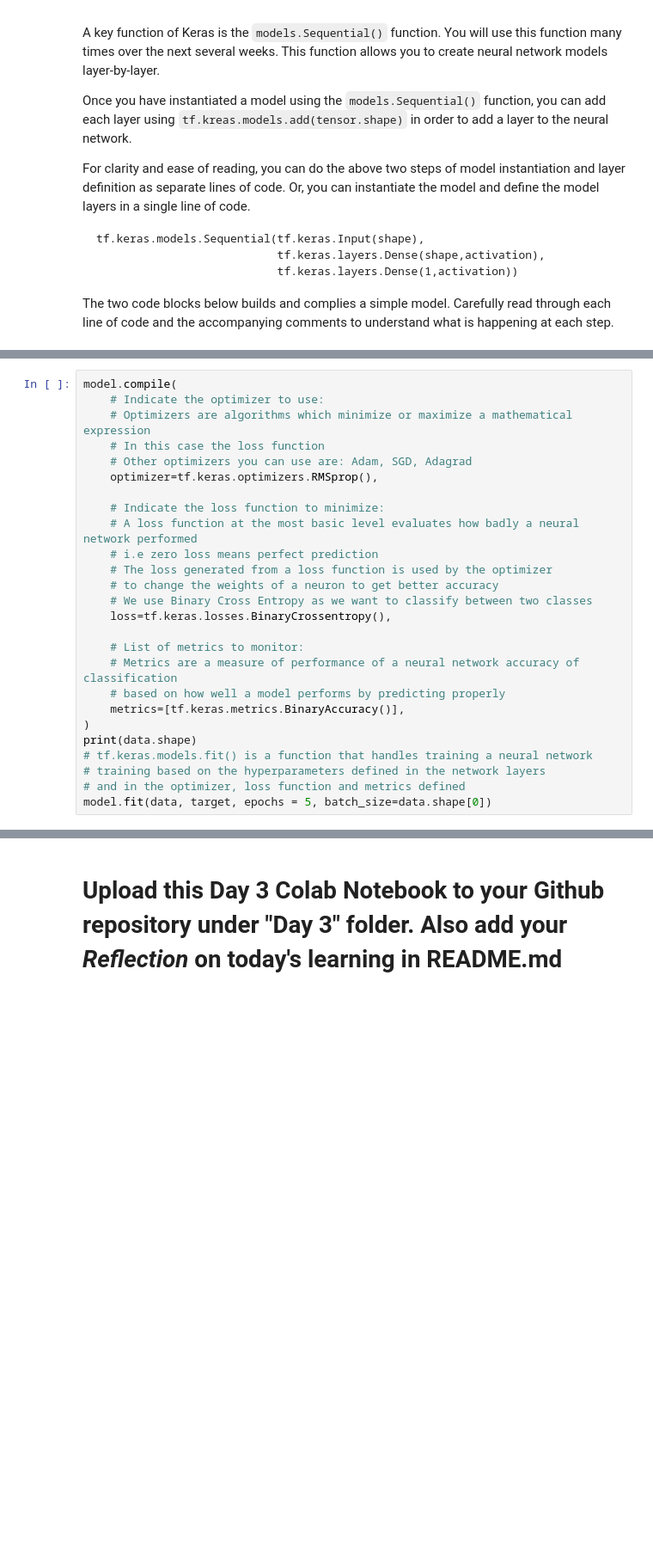
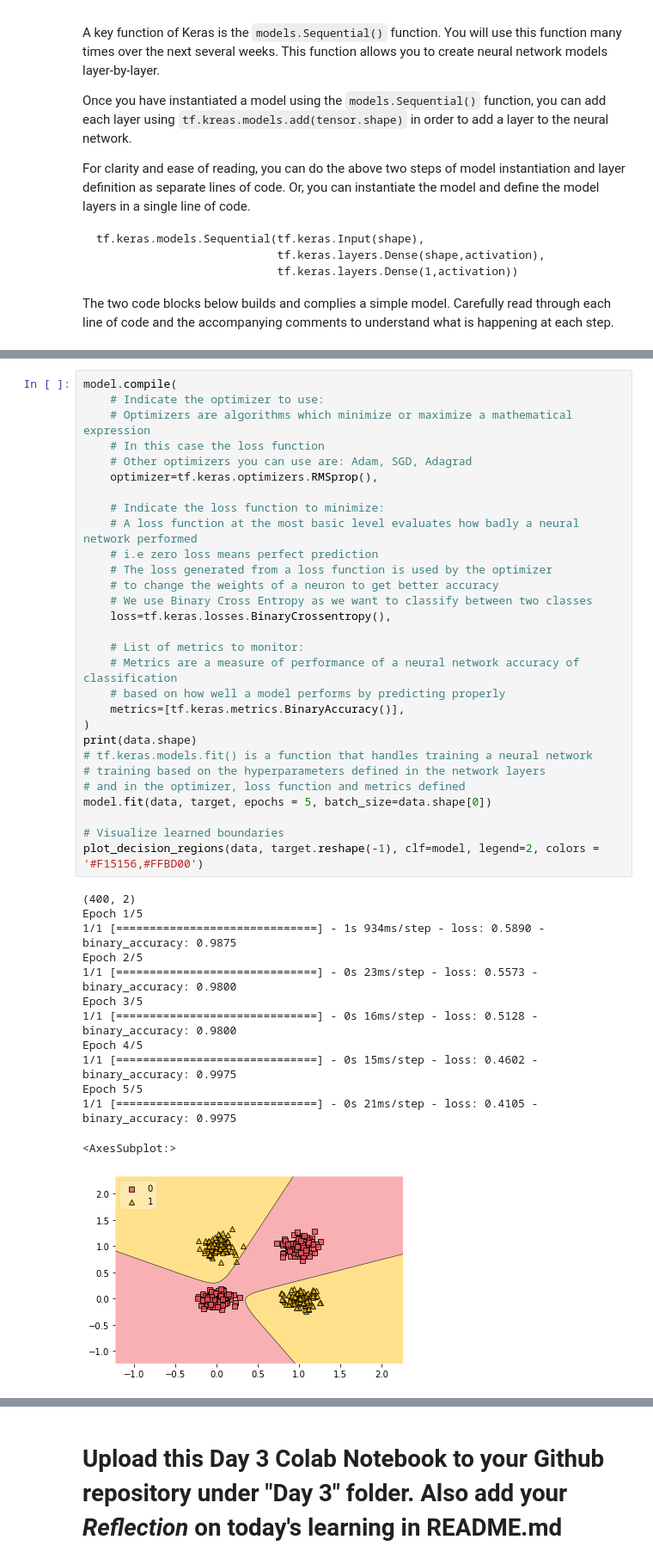
Before and after one commit to JasonLiu2024/FutureMakers2022, a Jupyter notebook: Day_3_Intro_to_Deep_Learning_SV.ipynb, the cells around one changed output, grey strips where cells are left out. Shown at 86% size. Cells and saved outputs as stored; diff of their text form; blank space fills up the shorter version.

```diff
--- a/Day_3_Intro_to_Deep_Learning_SV.ipynb
+++ b/Day_3_Intro_to_Deep_Learning_SV.ipynb
@@ -342,29 +358,46 @@ model.summary()
 # %%
 model.compile(
     # Indicate the optimizer to use:
     # Optimizers are algorithms which minimize or maximize a mathematical expression
     # In this case the loss function
     # Other optimizers you can use are: Adam, SGD, Adagrad
     optimizer=tf.keras.optimizers.RMSprop(),
 
     # Indicate the loss function to minimize:
     # A loss function at the most basic level evaluates how badly a neural network performed
     # i.e zero loss means perfect prediction
     # The loss generated from a loss function is used by the optimizer
     # to change the weights of a neuron to get better accuracy
     # We use Binary Cross Entropy as we want to classify between two classes
     loss=tf.keras.losses.BinaryCrossentropy(),
 
     # List of metrics to monitor:
     # Metrics are a measure of performance of a neural network accuracy of classification
     # based on how well a model performs by predicting properly
     metrics=[tf.keras.metrics.BinaryAccuracy()],
 )
 print(data.shape)
 # tf.keras.models.fit() is a function that handles training a neural network
 # training based on the hyperparameters defined in the network layers
 # and in the optimizer, loss function and metrics defined
 model.fit(data, target, epochs = 5, batch_size=data.shape[0])
+
+# Visualize learned boundaries
+plot_decision_regions(data, target.reshape(-1), clf=model, legend=2, colors = '#F15156,#FFBD00')
+# %% [output]
+(400, 2)
+Epoch 1/5
+1/1 [==============================] - 1s 934ms/step - loss: 0.5890 - binary_accuracy: 0.9875
+Epoch 2/5
+1/1 [==============================] - 0s 23ms/step - loss: 0.5573 - binary_accuracy: 0.9800
+Epoch 3/5
+1/1 [==============================] - 0s 16ms/step - loss: 0.5128 - binary_accuracy: 0.9800
+Epoch 4/5
+1/1 [==============================] - 0s 15ms/step - loss: 0.4602 - binary_accuracy: 0.9975
+Epoch 5/5
+1/1 [==============================] - 0s 21ms/step - loss: 0.4105 - binary_accuracy: 0.9975
+<AxesSubplot:>
+[figure, added]
 # %% [markdown]
 ## Question 4
 Compare the model in the code block below to the original deep model in the code block above. In the model below, we have added in 1 more layer and more nodes to the first 3 layers. And then we train the model for the same perieod as above, i.e., 5 epochs. ("Epoch" defines the number times that the learning algorithm will work through the entire training dataset.)
```
Also changed, not shown: parts of 8 cells of this notebook.
